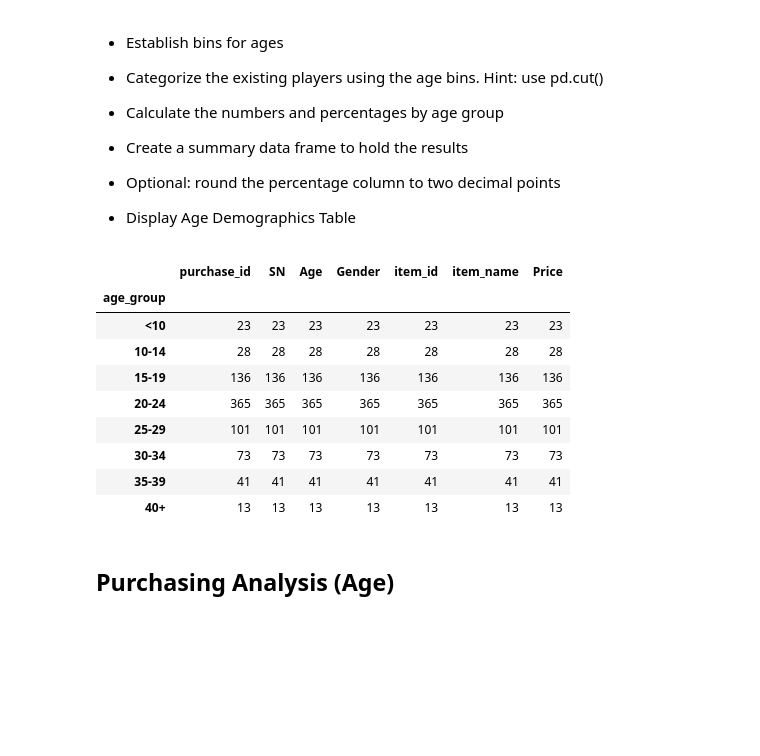
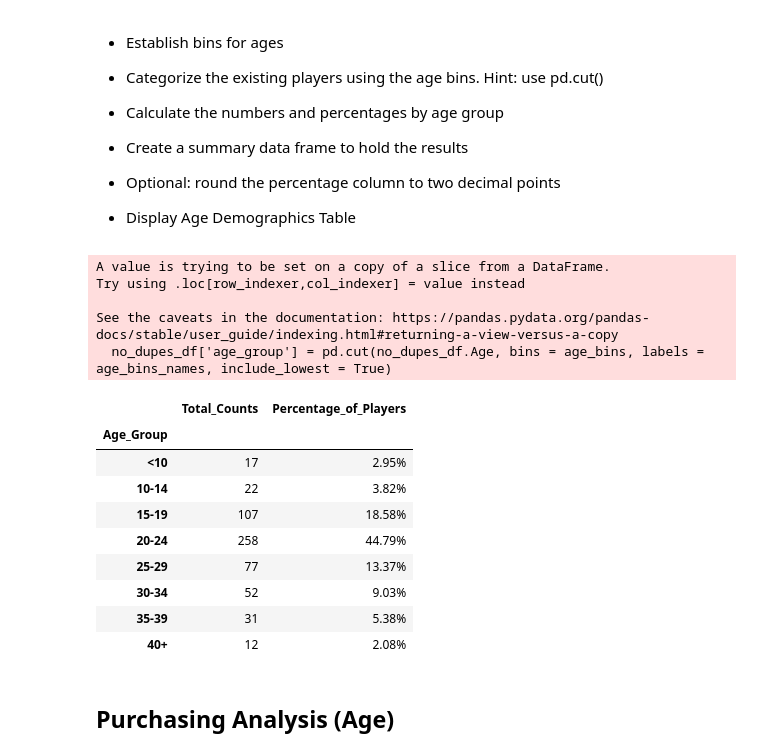
Before and after one commit to sunwoo-kim20/pandas-challenge, a Jupyter notebook: HeroesOfPymoli/HeroesOfPymoli_starter.ipynb, the cells around one changed output. Drawn from its saved outputs; the diff is of its cells as text; code cells hidden in the pictures; blank space fills up the shorter version.

Commit message:
completed summary data frame and formatting

```diff
--- a/HeroesOfPymoli/HeroesOfPymoli_starter.ipynb
+++ b/HeroesOfPymoli/HeroesOfPymoli_starter.ipynb
@@ -216,24 +216,40 @@ display(gender_purchasing_analysis)
 # %%
 # Assign bin values and names
 age_bins = [0, 9, 14, 19, 24, 29, 34, 39, purchase_renamed_df.Age.max()]
 age_bins_names = ['<10', '10-14', '15-19', '20-24', '25-29', '30-34', '35-39', '40+']
 
-purchase_renamed_df['age_group'] = pd.cut(purchase_renamed_df.Age, bins = age_bins, labels = age_bins_names, include_lowest = True)
-purchase_renamed_df.head()
+# Take dataframe with duplicate users removed to put into bins and calculate age demographics of unique users
+no_dupes_df = purchase_renamed_df.drop_duplicates('SN')
+no_dupes_df['age_group'] = pd.cut(no_dupes_df.Age, bins = age_bins, labels = age_bins_names, include_lowest = True)
+no_dupes_df.head()
 
-age_df = purchase_renamed_df.groupby('age_group')
-age_df.count()
+# Use groupby to calculate count
+age_df = no_dupes_df.groupby('age_group')
+age_bin_counts = age_df.count()['SN']
+age_bin_percent = age_bin_counts/(total_players/100)
+
+age_demo_df = pd.DataFrame({'Age_Group' : age_bins_names,
+                            'Total_Counts' : age_bin_counts,
+                            'Percentage_of_Players' : age_bin_percent})
+age_demo_df = age_demo_df.set_index('Age_Group')
+age_demo_df.Percentage_of_Players = age_demo_df.Percentage_of_Players.map("{0:.2f}%".format)
+display(age_demo_df)
 # %% [output]
+A value is trying to be set on a copy of a slice from a DataFrame.
+Try using .loc[row_indexer,col_indexer] = value instead
+
+See the caveats in the documentation: https://pandas.pydata.org/pandas-docs/stable/user_guide/indexing.html#returning-a-view-versus-a-copy
+  no_dupes_df['age_group'] = pd.cut(no_dupes_df.Age, bins = age_bins, labels = age_bins_names, include_lowest = True)
-|  | purchase_id | SN | Age | Gender | item_id | item_name | Price |
-| age_group |  |  |  |  |  |  |  |
-| <10 | 23 | 23 | 23 | 23 | 23 | 23 | 23 |
-| 10-14 | 28 | 28 | 28 | 28 | 28 | 28 | 28 |
-| 15-19 | 136 | 136 | 136 | 136 | 136 | 136 | 136 |
-| 20-24 | 365 | 365 | 365 | 365 | 365 | 365 | 365 |
-| 25-29 | 101 | 101 | 101 | 101 | 101 | 101 | 101 |
-| 30-34 | 73 | 73 | 73 | 73 | 73 | 73 | 73 |
-| 35-39 | 41 | 41 | 41 | 41 | 41 | 41 | 41 |
-| 40+ | 13 | 13 | 13 | 13 | 13 | 13 | 13 |
+|  | Total_Counts | Percentage_of_Players |
+| Age_Group |  |  |
+| <10 | 17 | 2.95% |
+| 10-14 | 22 | 3.82% |
+| 15-19 | 107 | 18.58% |
+| 20-24 | 258 | 44.79% |
+| 25-29 | 77 | 13.37% |
+| 30-34 | 52 | 9.03% |
+| 35-39 | 31 | 5.38% |
+| 40+ | 12 | 2.08% |
 # %% [markdown]
 ## Purchasing Analysis (Age)
 # %% [markdown]
```
Also changed, not shown: parts of 3 cells of this notebook.
